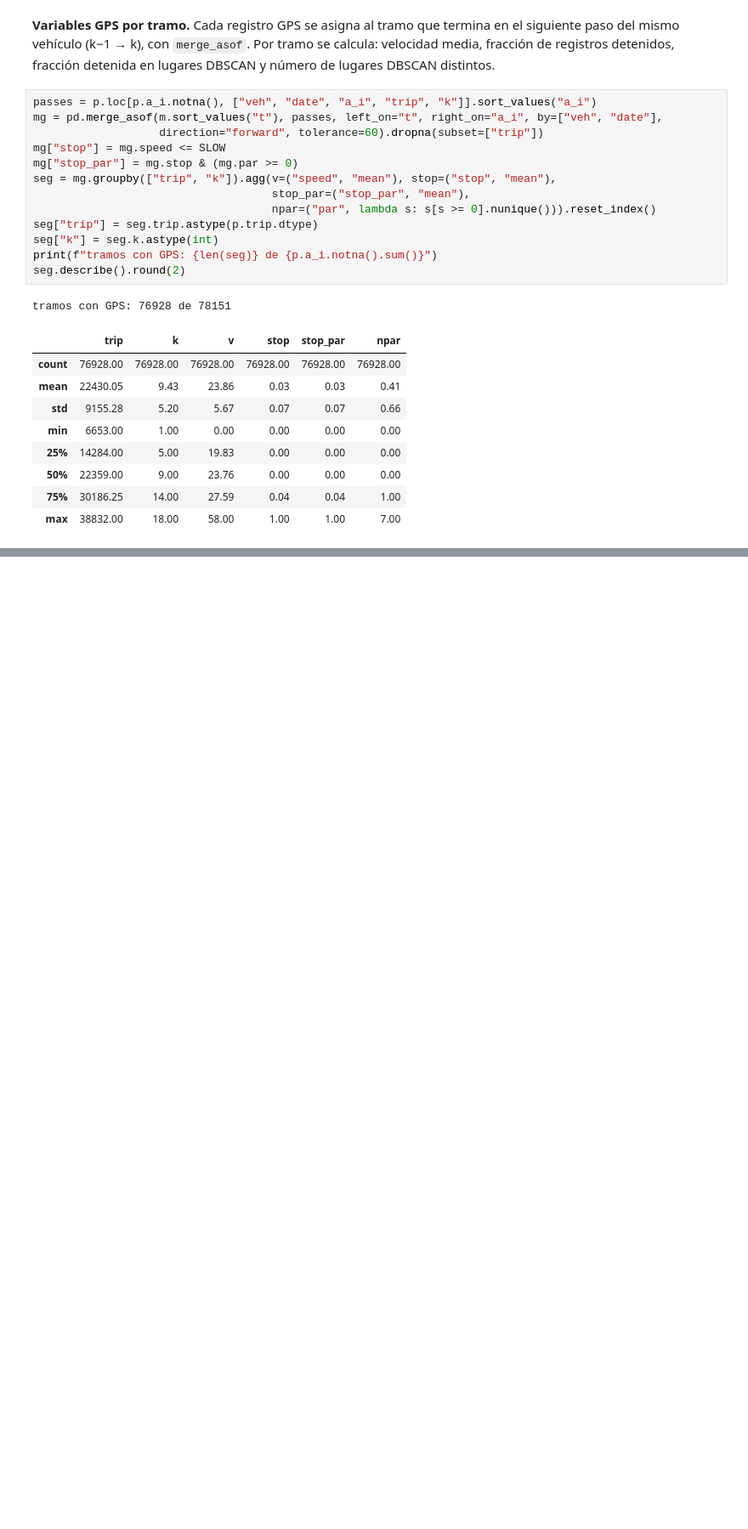
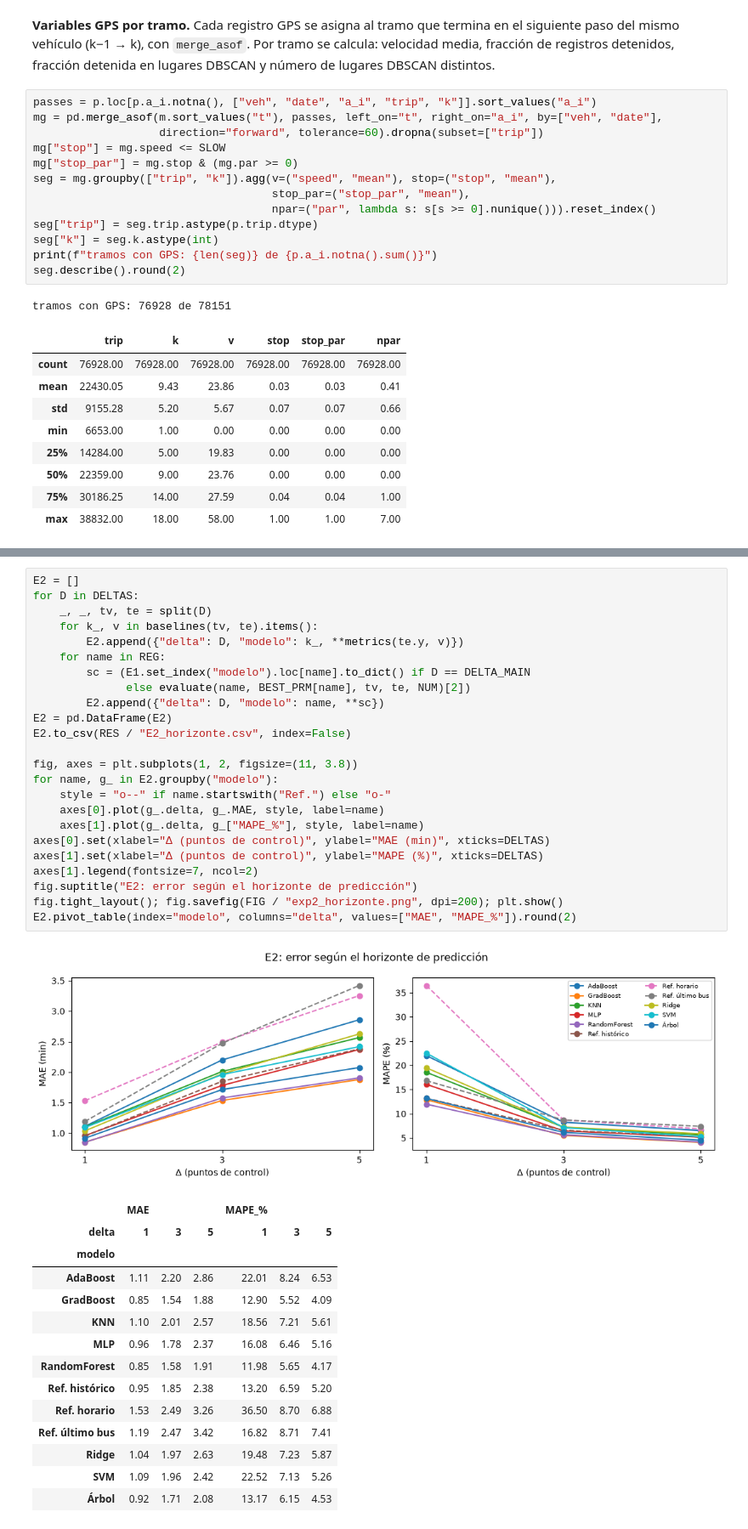
Before and after one commit to Alfredo123255/prediccion-amontonamiento-buses-cusco, a Jupyter notebook: Experimentacion.ipynb, the cells around one changed output, grey strips where cells are left out. Shown at 85% size. Saved outputs shown, nothing was run; the diff lists cells and outputs as text; blank space fills up the shorter version.

```diff
--- a/Experimentacion.ipynb
+++ b/Experimentacion.ipynb
@@ -725,0 +535,40 @@ archivos: ['modelos\\clf_GradBoost_delta3.joblib', 'modelos\\clf_RandomForest_de
+# %%
+E2 = []
+for D in DELTAS:
+    _, _, tv, te = split(D)
+    for k_, v in baselines(tv, te).items():
+        E2.append({"delta": D, "modelo": k_, **metrics(te.y, v)})
+    for name in REG:
+        sc = (E1.set_index("modelo").loc[name].to_dict() if D == DELTA_MAIN
+              else evaluate(name, BEST_PRM[name], tv, te, NUM)[2])
+        E2.append({"delta": D, "modelo": name, **sc})
+E2 = pd.DataFrame(E2)
+E2.to_csv(RES / "E2_horizonte.csv", index=False)
+
+fig, axes = plt.subplots(1, 2, figsize=(11, 3.8))
+for name, g_ in E2.groupby("modelo"):
+    style = "o--" if name.startswith("Ref.") else "o-"
+    axes[0].plot(g_.delta, g_.MAE, style, label=name)
+    axes[1].plot(g_.delta, g_["MAPE_%"], style, label=name)
+axes[0].set(xlabel="Δ (puntos de control)", ylabel="MAE (min)", xticks=DELTAS)
+axes[1].set(xlabel="Δ (puntos de control)", ylabel="MAPE (%)", xticks=DELTAS)
+axes[1].legend(fontsize=7, ncol=2)
+fig.suptitle("E2: error según el horizonte de predicción")
+fig.tight_layout(); fig.savefig(FIG / "exp2_horizonte.png", dpi=200); plt.show()
+E2.pivot_table(index="modelo", columns="delta", values=["MAE", "MAPE_%"]).round(2)
+# %% [output]
+[figure, added]
+|  | MAE |  |  | MAPE_% |  |  |
+| delta | 1 | 3 | 5 | 1 | 3 | 5 |
+| modelo |  |  |  |  |  |  |
+| AdaBoost | 1.11 | 2.20 | 2.86 | 22.01 | 8.24 | 6.53 |
+| GradBoost | 0.85 | 1.54 | 1.88 | 12.90 | 5.52 | 4.09 |
+| KNN | 1.10 | 2.01 | 2.57 | 18.56 | 7.21 | 5.61 |
+| MLP | 0.96 | 1.78 | 2.37 | 16.08 | 6.46 | 5.16 |
+| RandomForest | 0.85 | 1.58 | 1.91 | 11.98 | 5.65 | 4.17 |
+| Ref. histórico | 0.95 | 1.85 | 2.38 | 13.20 | 6.59 | 5.20 |
+| Ref. horario | 1.53 | 2.49 | 3.26 | 36.50 | 8.70 | 6.88 |
+| Ref. último bus | 1.19 | 2.47 | 3.42 | 16.82 | 8.71 | 7.41 |
+| Ridge | 1.04 | 1.97 | 2.63 | 19.48 | 7.23 | 5.87 |
+| SVM | 1.09 | 1.96 | 2.42 | 22.52 | 7.13 | 5.26 |
+| Árbol | 0.92 | 1.71 | 2.08 | 13.17 | 6.15 | 4.53 |
```
Also changed, not shown: parts of 50 cells of this notebook, 21 other files.
